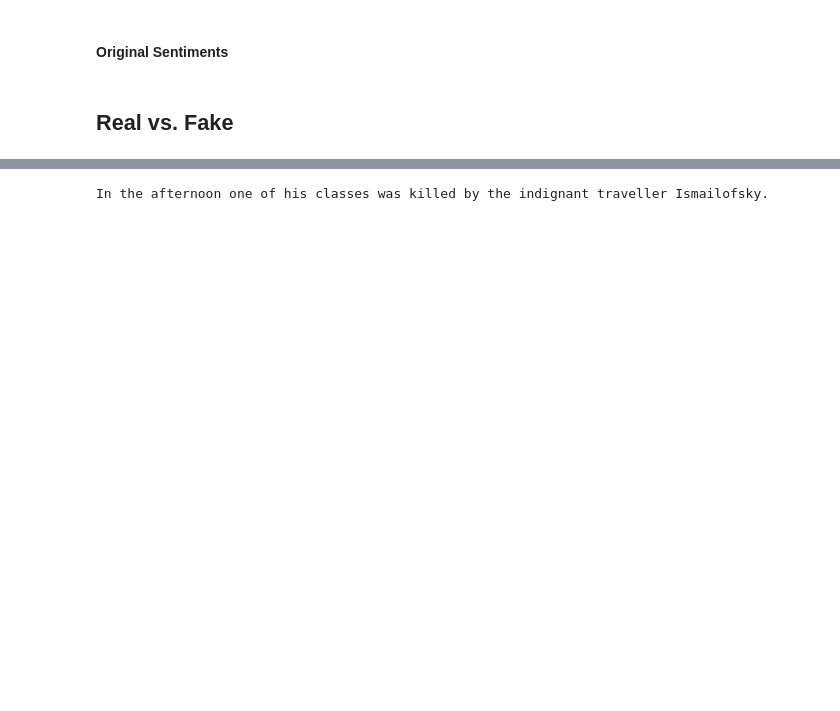
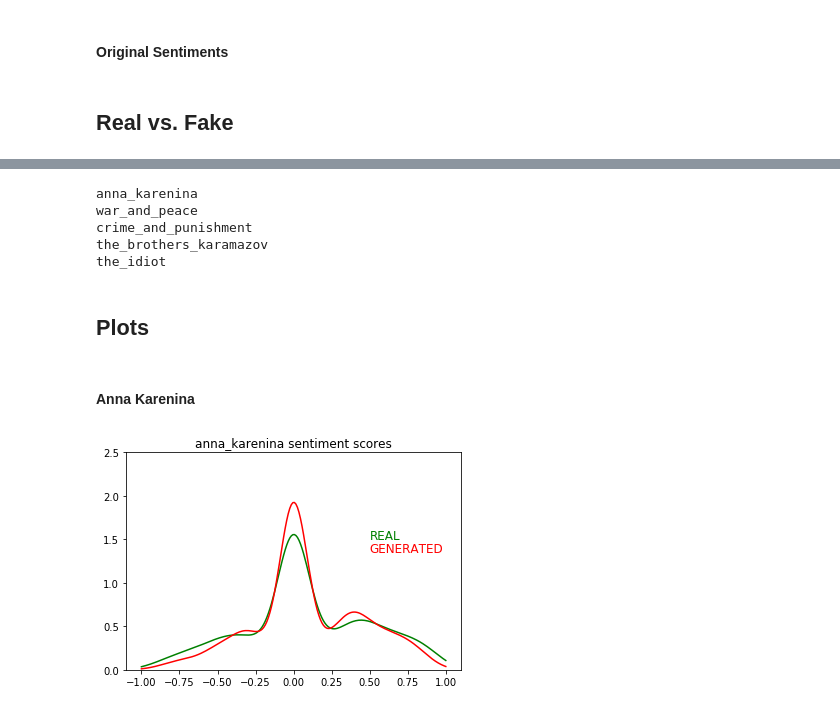
Before and after one commit to mdalfaro/nlp_lit, a Jupyter notebook: max_project.ipynb, the cells around one changed output, grey strips where cells are left out. Cells and saved outputs as stored; diff of their text form; code cells hidden in the pictures; blank space fills up the shorter version.

```diff
--- a/max_project.ipynb
+++ b/max_project.ipynb
@@ -173,7 +128,7 @@ results = {'anna_karenina':pd.read_csv('anna_karenina.csv'),
 # %% [markdown]
 #### Original Sentiments
 # %%
-def get_mean_sentiment_score(path):
+def get_sentiment_score(path):
 
     # Load tokenizer details
     tokenizer = nltk.data.load('tokenizers/punkt/english.pickle')
@@ -189,11 +144,11 @@ def get_mean_sentiment_score(path):
     sentences = tokenizer.tokenize(data)
 
     # Calculate average sentiment score
-    total_score = 0.0
+    scores = []
     for sentence in sentences:
-        total_score += analyzer.polarity_scores(sentence)['compound']
+        scores.append(analyzer.polarity_scores(sentence)['compound'])
 
-    return total_score / len(sentences)
+    return scores
 # %%
 works = ['/home/ubuntu/nlp/nlp_lit/literature/tolstoy/anna_karenina/anna_karenina.txt',
          '/home/ubuntu/nlp/nlp_lit/literature/tolstoy/war_and_peace/war_and_peace.txt',
@@ -241,4 +160,49 @@ In the afternoon and evening it was as usual that a fellow for one of those old
-# %%
-print(sentences[i+3])
-# %% [output]
-In the afternoon one of his classes was killed by the indignant traveller Ismailofsky.
+# %%
+results = {}
+for path in works:
+    work = path.split("/")[-2]
+    print(f'{work}')
+    real_scores = get_sentiment_score(path)
+    generated_scores = generated_sentences[work]["sentiment"]
+    results[work] = {'real':real_scores, 'generated':generated_scores}
+# %% [output]
+anna_karenina
+war_and_peace
+crime_and_punishment
+the_brothers_karamazov
+the_idiot
+# %% [markdown]
+## Plots
+# %% [markdown]
+#### Anna Karenina
+# %%
+def real_vs_generated_dist(work, results):
+    # Data
+    data_real = results[work]['real']
+    data_generated = results[work]['generated']
+
+    # Density
+    density_real = gaussian_kde(data_real)
+    density_generated = gaussian_kde(data_generated)
+
+    # X range
+    xs = np.linspace(-1,1,200)
+
+    # Kernel density sepecifics
+    density_real.covariance_factor = lambda : .25
+    density_generated.covariance_factor = lambda : .25
+    density_real._compute_covariance()
+    density_generated._compute_covariance()
+
+    # Plot
+    plt.plot(xs, density_real(xs), color='green')
+    plt.plot(xs, density_generated(xs), color='red')
+    plt.text(.5, 1.5, 'REAL', fontsize=12, color='green')
+    plt.ylim(0, 2.5)
+    plt.text(.5, 1.35, 'GENERATED', fontsize=12, color='red')
+    plt.title(f'{work} sentiment scores')
+    plt.show()
+# %%
+real_vs_generated_dist('anna_karenina', results)
+# %% [output]
+[figure, added]
```
Also changed, not shown: parts of 21 cells of this notebook.
